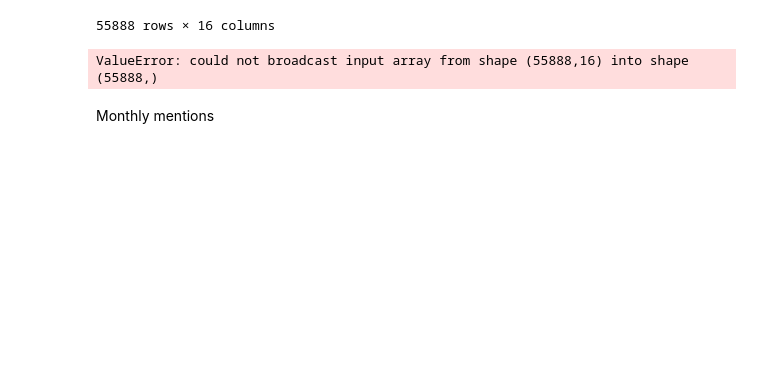
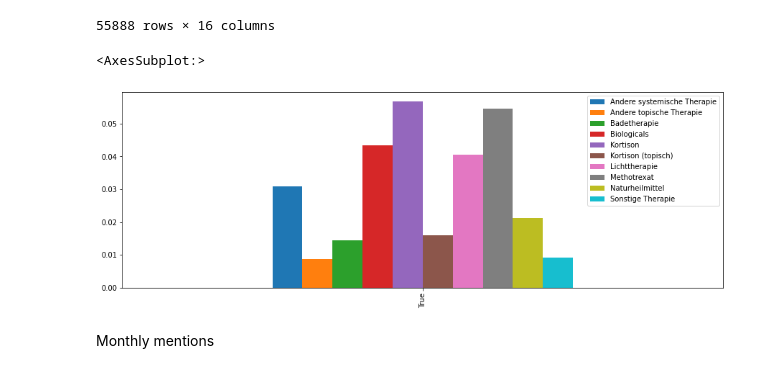
Before and after one commit to tHollarek/feasability_psoriasis, a Jupyter notebook: main.ipynb, the cells around one changed output. Drawn from its saved outputs; the diff is of its cells as text; code cells hidden in the pictures; blank space fills up the shorter version.

Commit message:
visualization for overall mentions

```diff
--- a/main.ipynb
+++ b/main.ipynb
@@ -92,14 +95,16 @@ mentions
 | 22660 | 443745 | hallo, BlackFlag - ich musste ers... | Bibi | 2021-08-15 17:23:17 | 2911 | 1-allgemeines | False | ... |
 | 22659 | 443741 | Hi @BlackFlag was befürchtest du ... | Claudia | 2021-08-15 17:23:17 | 2911 | 1-allgemeines | False | ... |
 55888 rows × 16 columns
-# %%
-# visualize
-# overall_mentions = % of all posts per category
-
-treatment_mentions = pd.value_counts(mentions)
-treatment_mentions
-# %% [output]
-ValueError: could not broadcast input array from shape (55888,16) into shape (55888,)
+# %%
+# visualize
+# overall_mentions = % of all posts per category
+post_columns = posts.columns.unique()
+
+overall_treatment_mentions = mentions.drop(columns=post_columns).apply(pd.Series.value_counts).drop(False)/len(posts.index)
+overall_treatment_mentions.plot(kind='bar', figsize=(15,5))
+# %% [output]
+<AxesSubplot:>
+[figure, added]
 # %% [markdown]
 Monthly mentions
 # %%
```
Also changed, not shown: parts of 2 cells of this notebook.
